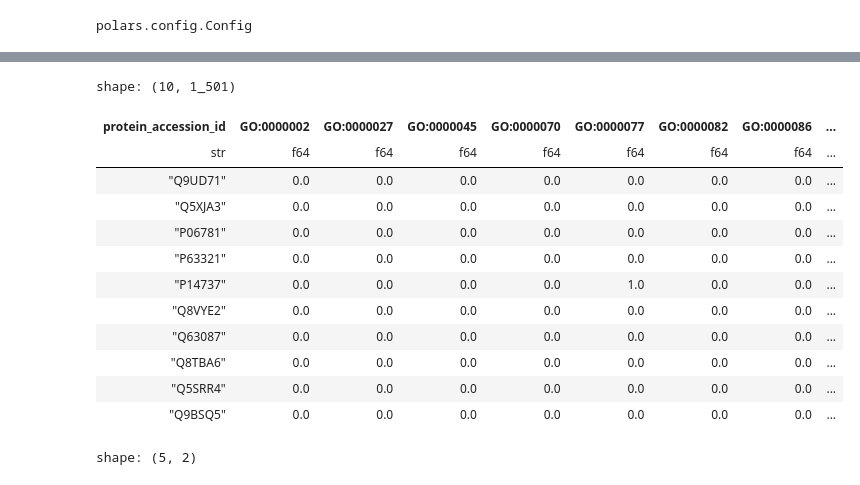
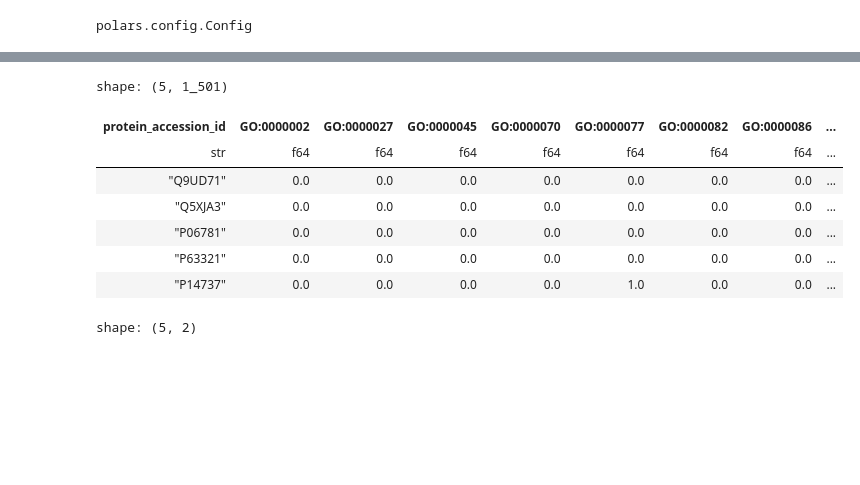
Before and after one commit to sumaniitm/cafa-6-protein-function-prediction-kaggle, a Jupyter notebook: cafa6-baseline-and-feature-engineering.ipynb, the cells around one changed output, grey strips where cells are left out. Saved outputs shown, nothing was run; the diff lists cells and outputs as text; code cells hidden in the pictures; blank space fills up the shorter version.

```diff
--- a/cafa6-baseline-and-feature-engineering.ipynb
+++ b/cafa6-baseline-and-feature-engineering.ipynb
@@ -308,23 +244,18 @@ label_wt_cols
 # %%
 label_wt_cols = pl.Series(df_weights.select(pl.col('protein_accession_id'))).to_list()
 label_wts = pl.Series(df_weights.select(pl.col('ia'))).to_list()
 all_label_cols = ['protein_accession_id'] + label_wt_cols
 df_train_labels_reordered = df_train_labels.select(all_label_cols)
-df_train_labels_reordered.head(10)
+df_train_labels_reordered.head(5)
 # %% [output]
-shape: (10, 1_501)
+shape: (5, 1_501)
 | protein_accession_id | GO:0000002 | GO:0000027 | GO:0000045 | GO:0000070 | GO:0000077 | GO:0000082 | GO:0000086 | ... |
 | str | f64 | f64 | f64 | f64 | f64 | f64 | f64 | ... |
 | "Q9UD71" | 0.0 | 0.0 | 0.0 | 0.0 | 0.0 | 0.0 | 0.0 | ... |
 | "Q5XJA3" | 0.0 | 0.0 | 0.0 | 0.0 | 0.0 | 0.0 | 0.0 | ... |
 | "P06781" | 0.0 | 0.0 | 0.0 | 0.0 | 0.0 | 0.0 | 0.0 | ... |
 | "P63321" | 0.0 | 0.0 | 0.0 | 0.0 | 0.0 | 0.0 | 0.0 | ... |
 | "P14737" | 0.0 | 0.0 | 0.0 | 0.0 | 1.0 | 0.0 | 0.0 | ... |
-| "Q8VYE2" | 0.0 | 0.0 | 0.0 | 0.0 | 0.0 | 0.0 | 0.0 | ... |
-| "Q63087" | 0.0 | 0.0 | 0.0 | 0.0 | 0.0 | 0.0 | 0.0 | ... |
-| "Q8TBA6" | 0.0 | 0.0 | 0.0 | 0.0 | 0.0 | 0.0 | 0.0 | ... |
-| "Q5SRR4" | 0.0 | 0.0 | 0.0 | 0.0 | 0.0 | 0.0 | 0.0 | ... |
-| "Q9BSQ5" | 0.0 | 0.0 | 0.0 | 0.0 | 0.0 | 0.0 | 0.0 | ... |
 # %%
 df_train_labels_reordered.select(['protein_accession_id','GO:0007165']).head(5)
 # %% [output]
```
Also changed, not shown: parts of 33 cells of this notebook.
